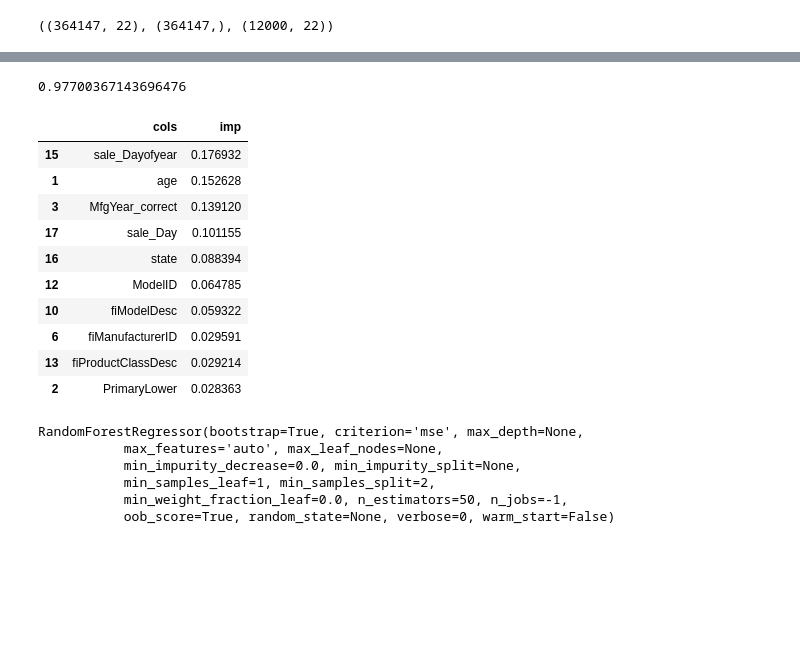
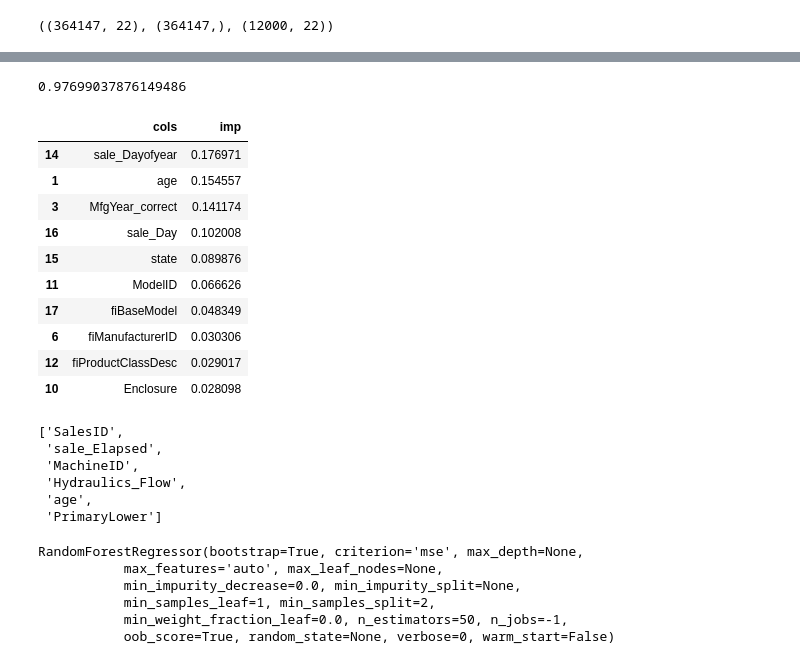
Before and after one commit to BastienVialla/bluebook_for_bulldozers, a Jupyter notebook: bulldozers.ipynb, the cells around one changed output, grey strips where cells are left out. Drawn from its saved outputs; the diff is of its cells as text; code cells hidden in the pictures; blank space fills up the shorter version.

```diff
--- a/bulldozers.ipynb
+++ b/bulldozers.ipynb
@@ -956,0 +982,4 @@ feats=['SalesID', 'sale_Elapsed', 'MachineID']
+# %%
+#feats = ['SalesID', 'sale_Elapsed', 'MachineID']
+feats = list(feature_importance.cols.values[:3])
+feats
@@ -957,27 +988,36 @@ feats=['SalesID', 'sale_Elapsed', 'MachineID']
 # %%
-df_ext.drop(feats, axis=1, inplace=True)
+df_extra.drop(feats, axis=1, inplace=True)
-# %%
-m = RandomForestClassifier(n_estimators=50, n_jobs=-1, oob_score=True)
-m.fit(df_ext, y)
-m.oob_score_
-# %% [output]
-0.97700367143696476
+# %%
+random_forest.fit(df_extra, y)
+random_forest.oob_score_
+# %% [output]
+0.97699037876149486
 # %%
-fi = pd.DataFrame({"cols": df_ext.columns, "imp": m.feature_importances_}).sort_values("imp", ascending=False); fi[:10]
+feature_importance = pd.DataFrame({"cols": df_extra.columns, "imp": random_forest.feature_importances_}).sort_values("imp", ascending=False)
+feature_importance[:10]
 # %% [output]
 |  | cols | imp |
-| 15 | sale_Dayofyear | 0.176932 |
-| 1 | age | 0.152628 |
-| 3 | MfgYear_correct | 0.139120 |
-| 17 | sale_Day | 0.101155 |
-| 16 | state | 0.088394 |
-| 12 | ModelID | 0.064785 |
-| 10 | fiModelDesc | 0.059322 |
-| 6 | fiManufacturerID | 0.029591 |
-| 13 | fiProductClassDesc | 0.029214 |
-| 2 | PrimaryLower | 0.028363 |
+| 14 | sale_Dayofyear | 0.176971 |
+| 1 | age | 0.154557 |
+| 3 | MfgYear_correct | 0.141174 |
+| 16 | sale_Day | 0.102008 |
+| 15 | state | 0.089876 |
+| 11 | ModelID | 0.066626 |
+| 17 | fiBaseModel | 0.048349 |
+| 6 | fiManufacturerID | 0.030306 |
+| 12 | fiProductClassDesc | 0.029017 |
+| 10 | Enclosure | 0.028098 |
 # %%
-feats=['SalesID', 'sale_Elapsed', 'MachineID', 'age', 'sale_Dayofyear', "MfgYear_correct", "sale_Day"]
+#feats=['SalesID', 'sale_Elapsed', 'MachineID', 'age', 'sale_Dayofyear', "MfgYear_correct", "sale_Day"]
+feats = feats + list(feat_importance["cols"].values[:3])
+feats
+# %% [output]
+['SalesID',
+ 'sale_Elapsed',
+ 'MachineID',
+ 'Hydraulics_Flow',
+ 'age',
+ 'PrimaryLower']
 # %%
 x_train, x_valid = split_vals(df_keep, n_trn)
 y_train, y_valid = split_vals(sale_price, n_trn)
```
Also changed, not shown: parts of 65 cells of this notebook.
